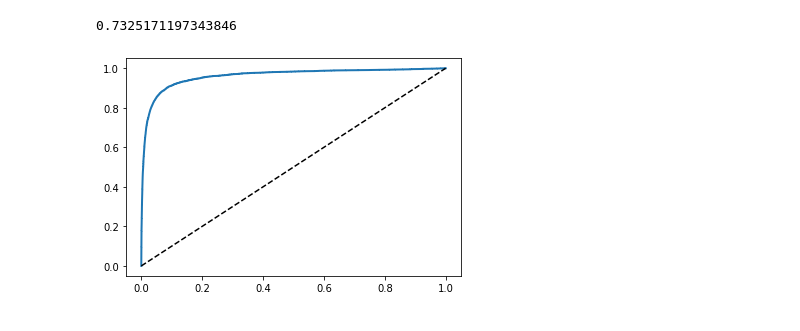
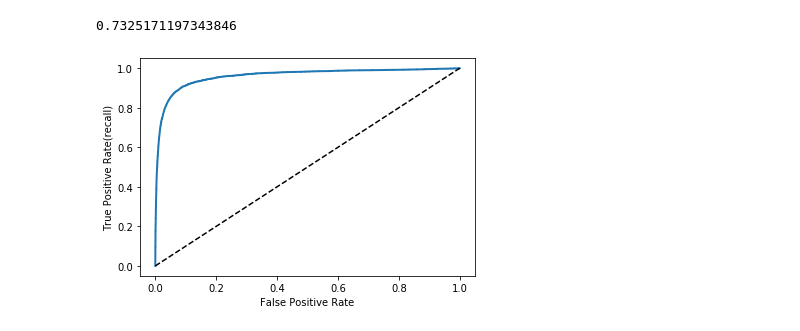
Before and after one commit to tomoima525/ml-playground, a Jupyter notebook: Hands-on Chap 3 classification.ipynb, the cells around one changed output. Cells and saved outputs as stored; diff of their text form; code cells hidden in the pictures.

```diff
--- a/Hands-on Chap 3 classification.ipynb
+++ b/Hands-on Chap 3 classification.ipynb
@@ -134,7 +134,8 @@ def plot_roc_curve(fpr, tpr, label=None):
     plt.plot([0, 1], [0, 1], 'k--') # Dashed diagonal
 # %%
 plot_roc_curve(fpr, tpr)
-plt.xlabel("False positive")
+plt.xlabel("False Positive Rate")
+plt.ylabel("True Positive Rate(recall)")
 plt.show()
 # %% [output]
-[figure, old version]
+[figure, new version]
```
Also changed, not shown: parts of 6 cells of this notebook.
